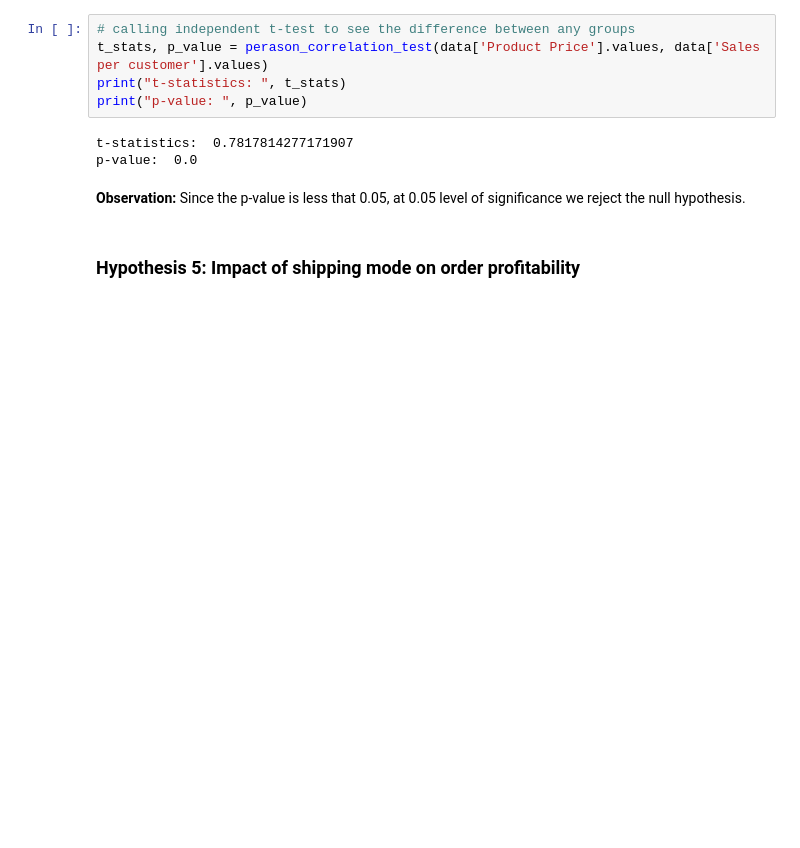
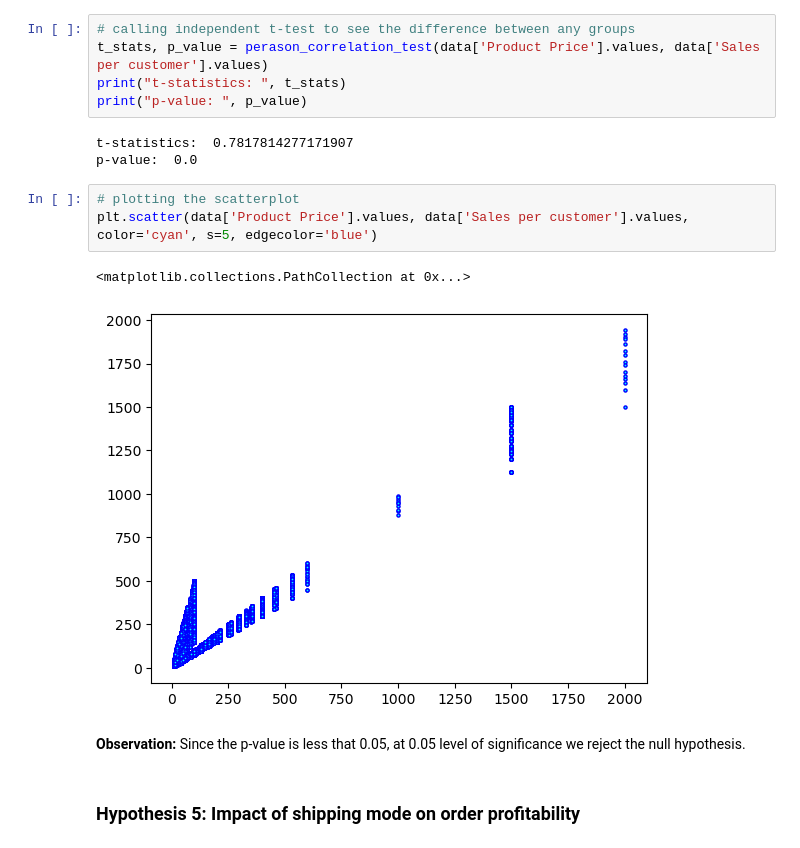
Before and after one commit to imnikhilanand/Supply-Chain-Modeling-and-Analysis, a Jupyter notebook: src/Hypothesis Testing/Hypothesis Testing.ipynb, the cells around one changed output. Cells and saved outputs as stored; diff of their text form; blank space fills up the shorter version.

```diff
--- a/src/Hypothesis Testing/Hypothesis Testing.ipynb
+++ b/src/Hypothesis Testing/Hypothesis Testing.ipynb
@@ -127,6 +159,12 @@ print("p-value: ", p_value)
 # %% [output]
 t-statistics:  0.7817814277171907
 p-value:  0.0
+# %%
+# plotting the scatterplot
+plt.scatter(data['Product Price'].values, data['Sales per customer'].values, color='cyan', s=5, edgecolor='blue')
+# %% [output]
+<matplotlib.collections.PathCollection at 0x...>
+[figure, added]
 # %% [markdown]
 <b>Observation:</b> Since the p-value is less that 0.05, at 0.05 level of significance we reject the null hypothesis.
 # %% [markdown]
```
Also changed, not shown: parts of 4 cells of this notebook, 3 other files.
